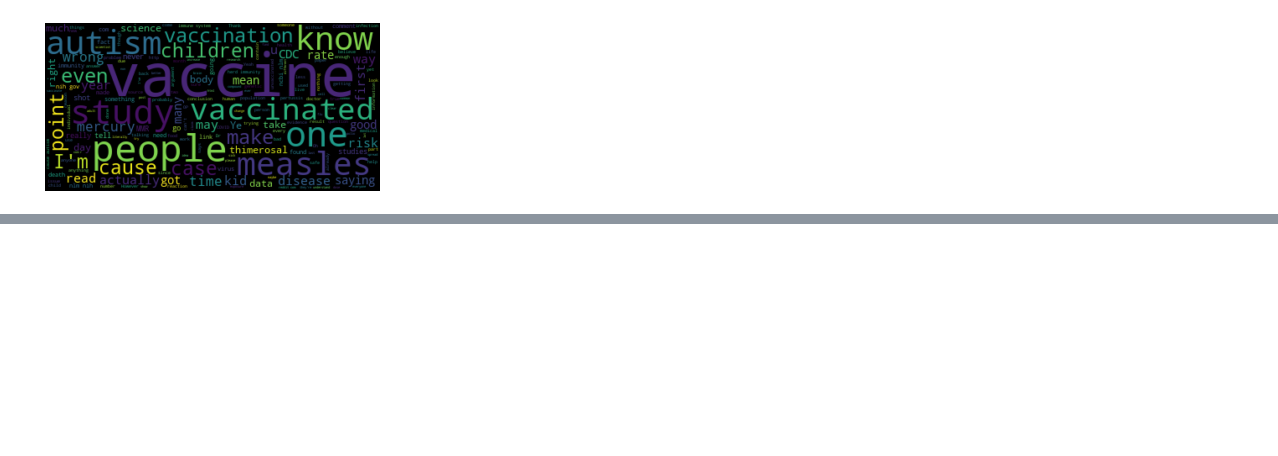
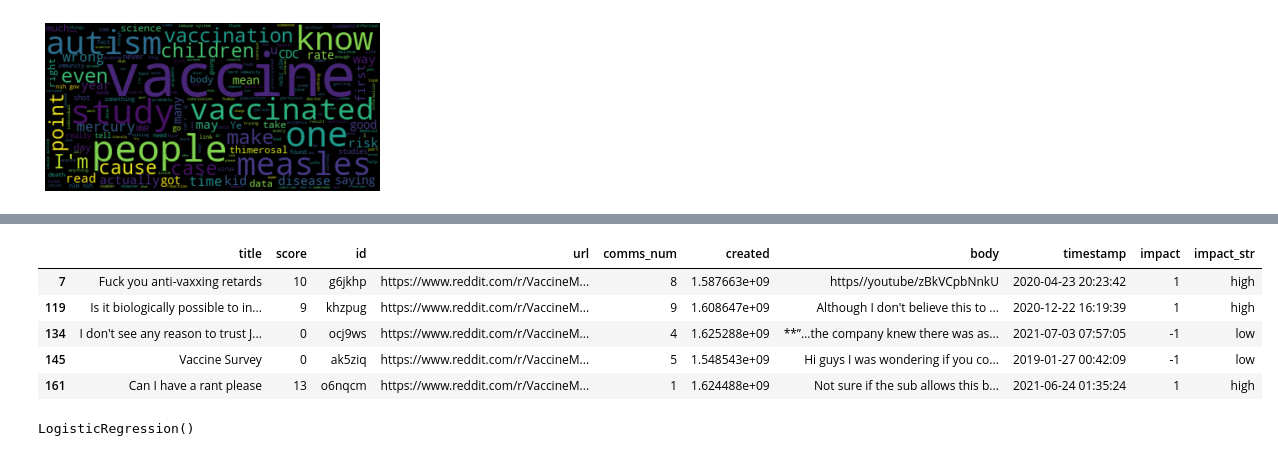
Before and after one commit to jcp650/Sentiment_Analysis, a Jupyter notebook: covid_sentiment_analysis.ipynb, the cells around one changed output, grey strips where cells are left out. Saved outputs shown, nothing was run; the diff lists cells and outputs as text; code cells hidden in the pictures; blank space fills up the shorter version.

```diff
--- a/covid_sentiment_analysis.ipynb
+++ b/covid_sentiment_analysis.ipynb
@@ -151,0 +183,12 @@ plt.show()
+# %%
+# Split df for target and variable
+model_df = df[['title', 'impact']]
+model_df = df[df.title != 'Comment']
+model_df.head()
+# %% [output]
+|  | title | score | id | url | comms_num | created | body | timestamp | impact | impact_str |
+| 7 | Fuck you anti-vaxxing retards | 10 | g6jkhp | https://www.reddit.com/r/VaccineM... | 8 | 1.587663e+09 | https//youtube/zBkVCpbNnkU | 2020-04-23 20:23:42 | 1 | high |
+| 119 | Is it biologically possible to in... | 9 | khzpug | https://www.reddit.com/r/VaccineM... | 9 | 1.608647e+09 | Although I don't believe this to ... | 2020-12-22 16:19:39 | 1 | high |
+| 134 | I don't see any reason to trust J... | 0 | ocj9ws | https://www.reddit.com/r/VaccineM... | 4 | 1.625288e+09 | **”…the company knew there was as... | 2021-07-03 07:57:05 | -1 | low |
+| 145 | Vaccine Survey | 0 | ak5ziq | https://www.reddit.com/r/VaccineM... | 5 | 1.548543e+09 | Hi guys I was wondering if you co... | 2019-01-27 00:42:09 | -1 | low |
+| 161 | Can I have a rant please | 13 | o6nqcm | https://www.reddit.com/r/VaccineM... | 1 | 1.624488e+09 | Not sure if the sub allows this b... | 2021-06-24 01:35:24 | 1 | high |
@@ -151,0 +223,5 @@ plt.show()
+# %%
+# fit model on data
+lr.fit(X_train,y_train)
+# %% [output]
+LogisticRegression()
```
Also changed, not shown: parts of 10 cells of this notebook.
